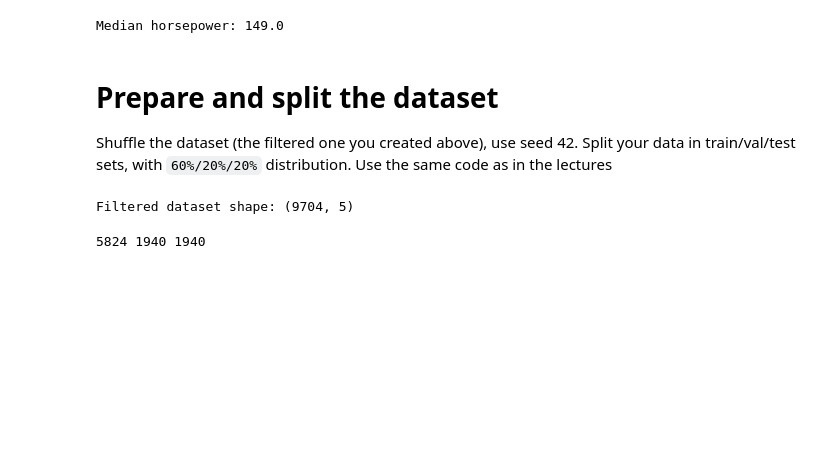
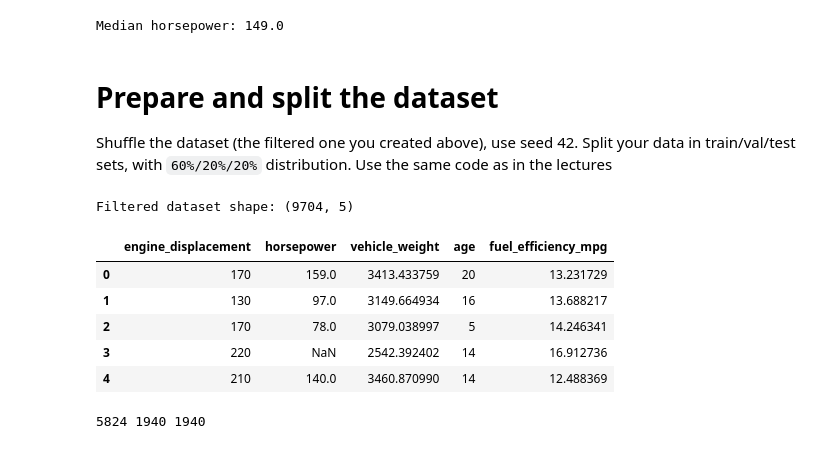
Before and after one commit to Sergjalo/ml-zoomcamp, a Jupyter notebook: hm02.ipynb, the cells around one changed output. Drawn from its saved outputs; the diff is of its cells as text; code cells hidden in the pictures; blank space fills up the shorter version.

```diff
--- a/hm02.ipynb
+++ b/hm02.ipynb
@@ -115,12 +115,22 @@ Split your data in train/val/test sets, with
 `60%/20%/20%` distribution.
 Use the same code as in the lectures
 # %%
-features_df = df[['engine_displacement', 'horsepower', 'vehicle_weight', 'model_year', 'fuel_efficiency_mpg']]
-
+max_year = df['model_year'].max()
+features_all_df = df[['engine_displacement', 'horsepower', 'vehicle_weight', 'model_year', 'fuel_efficiency_mpg']].copy()
+features_all_df['age'] = max_year - features_all_df['model_year']
+# features_all_df['engine_displacement_norm'] = (features_all_df['engine_displacement'] - features_all_df['engine_displacement'].mean()) / features_all_df['engine_displacement'].std()
+# features_df = features_all_df[['engine_displacement_norm', 'horsepower', 'vehicle_weight', 'age','fuel_efficiency_mpg']].copy()
+features_df = features_all_df[['engine_displacement', 'horsepower', 'vehicle_weight', 'age','fuel_efficiency_mpg']].copy()
 print(f"Filtered dataset shape: {features_df.shape}")
-# features_df.head()
+features_df.head()
 # %% [output]
 Filtered dataset shape: (9704, 5)
+|  | engine_displacement | horsepower | vehicle_weight | age | fuel_efficiency_mpg |
+| 0 | 170 | 159.0 | 3413.433759 | 20 | 13.231729 |
+| 1 | 130 | 97.0 | 3149.664934 | 16 | 13.688217 |
+| 2 | 170 | 78.0 | 3079.038997 | 5 | 14.246341 |
+| 3 | 220 | NaN | 2542.392402 | 14 | 16.912736 |
+| 4 | 210 | 140.0 | 3460.870990 | 14 | 12.488369 |
 # %%
 np.random.seed(42)
 
```
Also changed, not shown: parts of 18 cells of this notebook.
